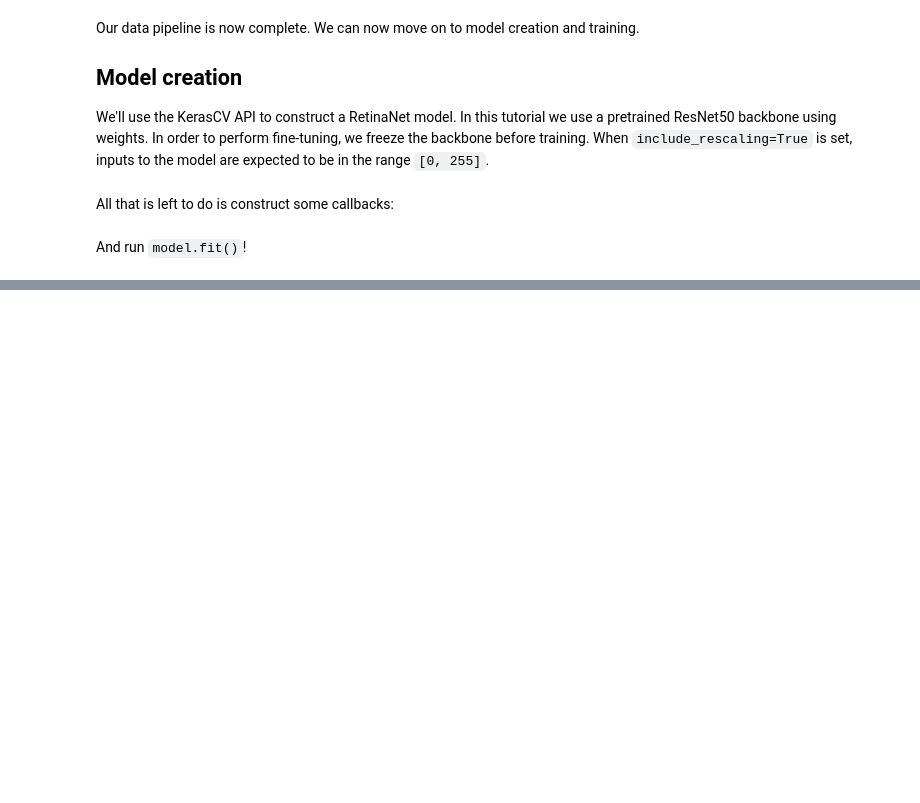
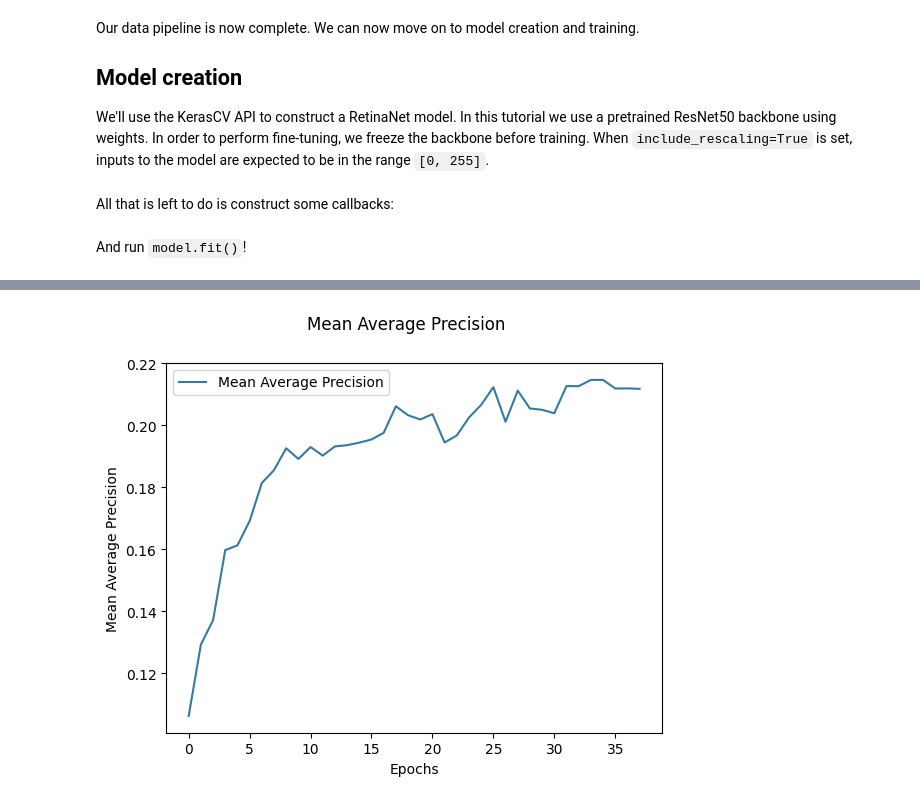
Before and after one commit to LukeWood/em-loader, a Jupyter notebook: notebooks/train.ipynb, the cells around one changed output, grey strips where cells are left out. Drawn from its saved outputs; the diff is of its cells as text; code cells hidden in the pictures; blank space fills up the shorter version.

```diff
--- a/notebooks/train.ipynb
+++ b/notebooks/train.ipynb
@@ -193,0 +256,10 @@ metrics_to_plot = {
+# %%
+metrics_to_plot = {
+    'Mean Average Precision': metrics['val_MaP'],
+}
+
+plot_fn = functools.partial(line_plot, data=metrics_to_plot, title='Mean Average Precision', xlabel='Epochs', ylabel='Mean Average Precision')
+plot_fn(path=f'{artifacts_dir}/MaP.png')
+plot_fn(show=True)
+# %% [output]
+[figure, added]
```
Also changed, not shown: parts of 14 cells of this notebook, 8 other files.
